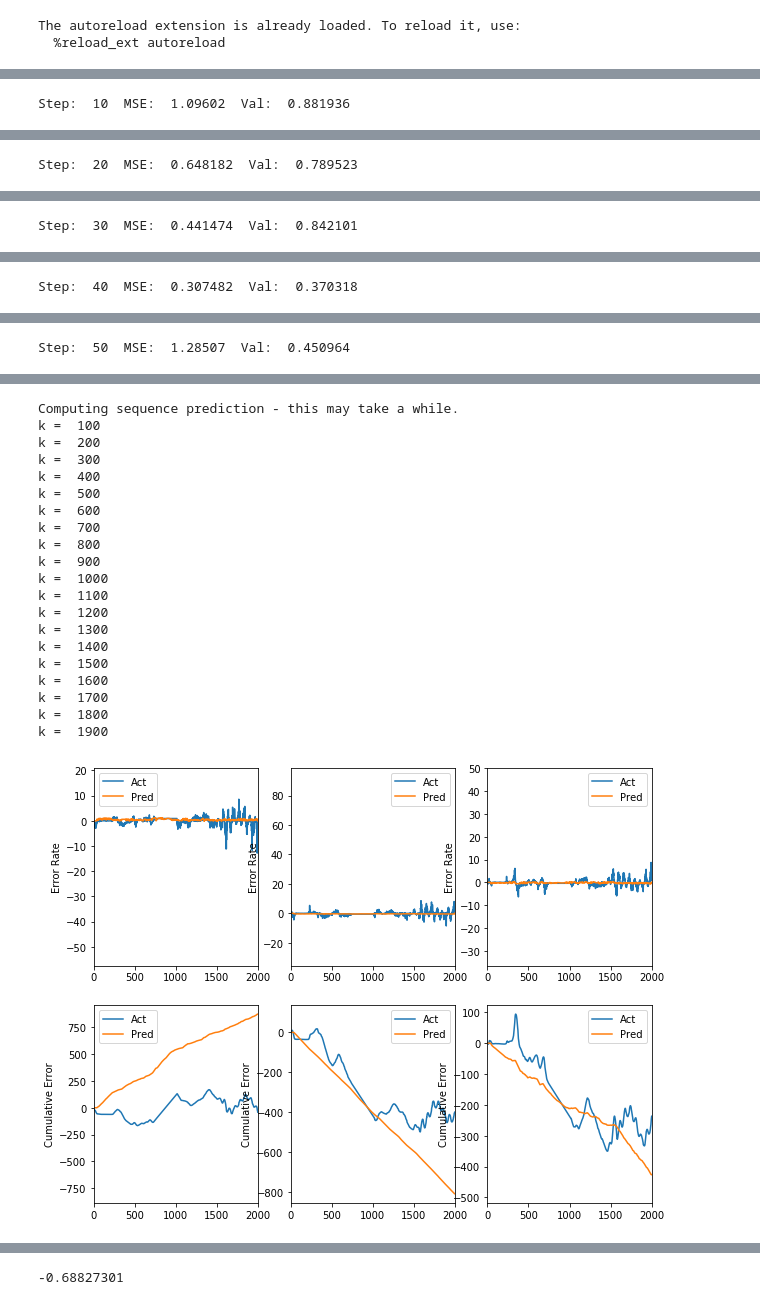
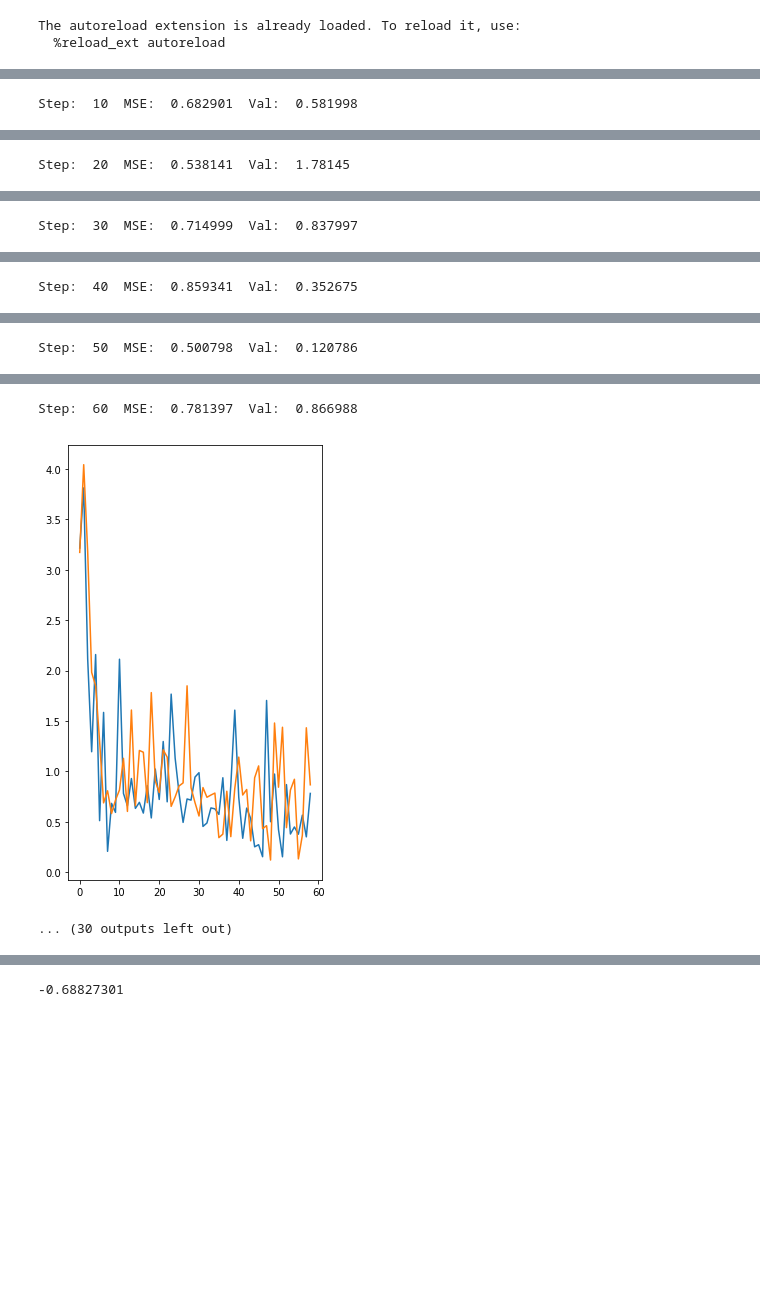
Before and after one commit to chelseas/teach-me-to-tango, a Jupyter notebook: tangonet.ipynb, the cells around one changed output, grey strips where cells are left out. Cells and saved outputs as stored; diff of their text form; code cells hidden in the pictures; blank space fills up the shorter version.

```diff
--- a/tangonet.ipynb
+++ b/tangonet.ipynb
@@ -155,7 +155,7 @@ class tangoNet(object):
 # %%
 # simple parameters:
 disp_period = 10
-training_iters = 50
+training_iters = 200
 
 with tf.device('/cpu:0'):
     tf.reset_default_graph()
@@ -220,4 +220,4 @@ with tf.device('/cpu:0'):
         plt.legend(['Act','Pred'])
         plt.xlim([0,flows_data.shape[0]])
 # %% [output]
-Step:  10  MSE:  1.09602  Val:  0.881936
+Step:  10  MSE:  0.682901  Val:  0.581998
@@ -225 +225 @@ Step:  10  MSE:  1.09602  Val:  0.881936
-Step:  20  MSE:  0.648182  Val:  0.789523
+Step:  20  MSE:  0.538141  Val:  1.78145
@@ -227 +227 @@ Step:  20  MSE:  0.648182  Val:  0.789523
-Step:  30  MSE:  0.441474  Val:  0.842101
+Step:  30  MSE:  0.714999  Val:  0.837997
@@ -229 +229 @@ Step:  30  MSE:  0.441474  Val:  0.842101
-Step:  40  MSE:  0.307482  Val:  0.370318
+Step:  40  MSE:  0.859341  Val:  0.352675
@@ -231 +231 @@ Step:  40  MSE:  0.307482  Val:  0.370318
-Step:  50  MSE:  1.28507  Val:  0.450964
+Step:  50  MSE:  0.500798  Val:  0.120786
@@ -233,24 +233,6 @@ Step:  50  MSE:  1.28507  Val:  0.450964
-Computing sequence prediction - this may take a while.
-k =  100
-k =  200
-k =  300
-k =  400
-k =  500
-k =  600
-k =  700
-k =  800
-k =  900
-k =  1000
-k =  1100
-k =  1200
-k =  1300
-k =  1400
-k =  1500
-k =  1600
-k =  1700
-k =  1800
-k =  1900
+Step:  60  MSE:  0.781397  Val:  0.866988
-[figure, old version]
+[figure, new version]
+... (30 outputs left out)
 # %%
     for k in range(3):
         plt.subplot(2,3,k+1)
```
Also changed, not shown: parts of 3 cells of this notebook.
